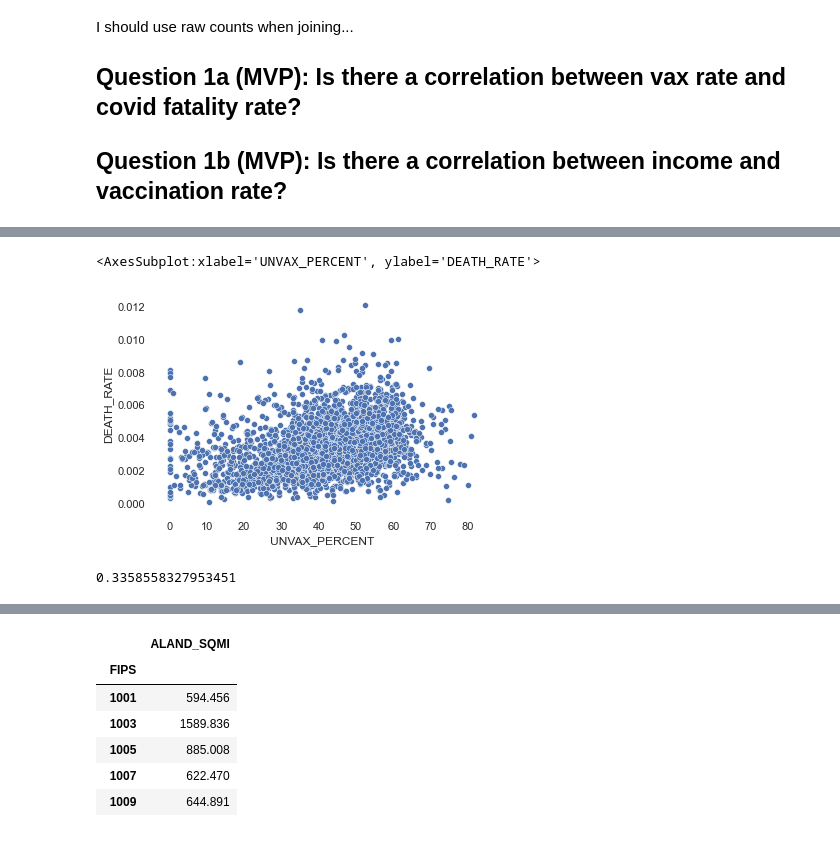
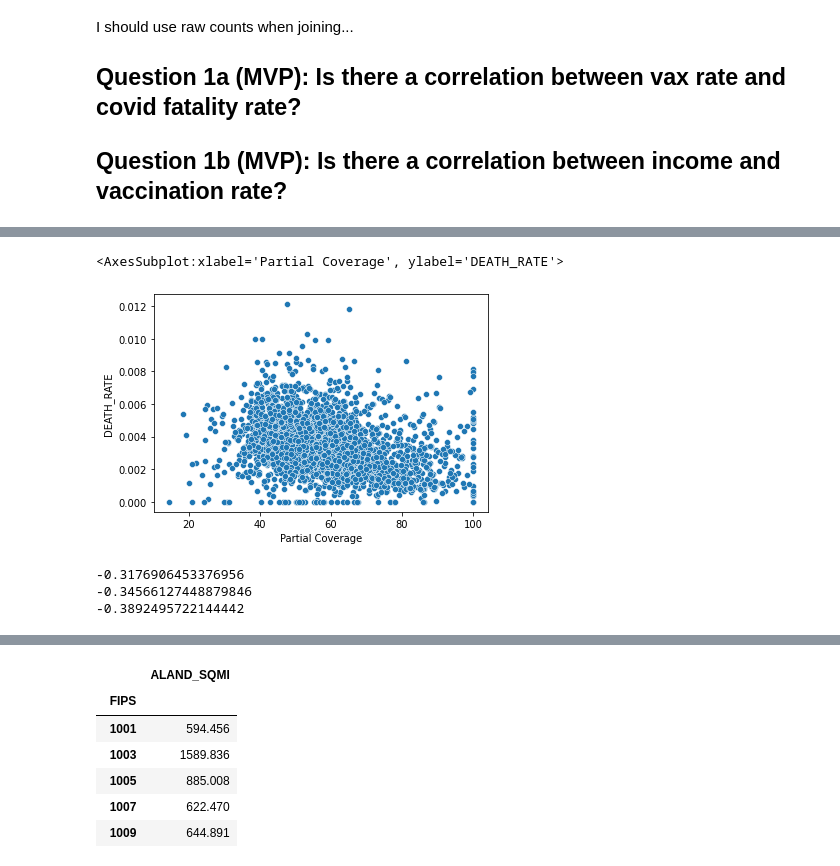
Before and after one commit to csdurfee/COVID_fatality_rates, a Jupyter notebook: exploration.ipynb, the cells around one changed output, grey strips where cells are left out. Saved outputs shown, nothing was run; the diff lists cells and outputs as text; code cells hidden in the pictures.

```diff
--- a/exploration.ipynb
+++ b/exploration.ipynb
@@ -43,29 +35,28 @@ I should use raw counts when joining...
 
 ## Question 1b (MVP): Is there a correlation between income and vaccination rate?
 # %%
-partial_coverage = df[df.CASE_TYPE == 'Partial Coverage']
+# partial_coverage = vax_df[vax_df.CASE_TYPE == 'Partial Coverage']
 
-unvaxed_by_fips = df.loc[df.CASE_TYPE == 'Partial Coverage', ['FIPS', 'CASES', 'POPN']]
-#partial_coverage[['FIPS', 'CASES']]
+# unvaxed_by_fips = df.loc[df.CASE_TYPE == 'Partial Coverage', ['FIPS', 'CASES', 'POPN']]
+# #partial_coverage[['FIPS', 'CASES']]
 
-unvaxed_by_fips[unvaxed_by_fips.FIPS == 36061]
+# #unvaxed_by_fips[unvaxed_by_fips.FIPS == 36061]
 
-unvaxed_by_fips['UNVAX_PERCENT'] = 100 - unvaxed_by_fips['CASES']
+# unvaxed_by_fips['UNVAX_PERCENT'] = 100 - unvaxed_by_fips['CASES']
 
-unvaxed_by_fips = unvaxed_by_fips.drop("CASES", axis=1)
+# unvaxed_by_fips = unvaxed_by_fips.drop("CASES", axis=1)
+
+
+partial  = vax_df[vax_df.CASE_TYPE == 'Partial Coverage'].pivot_table("CASES", "FIPS", "CASE_TYPE")
+booster  = vax_df[vax_df.CASE_TYPE == 'Booster Coverage'].pivot_table("CASES", "FIPS", "CASE_TYPE")
+complete = vax_df[vax_df.CASE_TYPE == 'Complete Coverage'].pivot_table("CASES", "FIPS", "CASE_TYPE")
+
+popn_by_fips = vax_df.loc[vax_df.CASE_TYPE == 'Partial Coverage', ['POPN', 'FIPS']].set_index('FIPS')
 # %%
 ## time to get the covid fatality rate by FIPS.
 
 #deaths_url = "https://raw.githubusercontent.com/CSSEGISandData/COVID-19/master/csse_covid_19_data/csse_covid_19_time_series/time_series_covid19_deaths_US.csv"
-
 deaths_url = 'time_series_covid19_deaths_US.csv'
-
-
-## they actually treat FIPS as an integer, so we do that =()
-# death_dtypes = {
-#     'FIPS': str
-
-# }
 
 deaths_df = pd.read_csv(deaths_url) # , dtype = death_dtypes)
 
@@ -76,11 +67,15 @@ cols = ['FIPS', 'Admin2', 'Province_State', '2/28/22']
 deaths_cleaned = deaths_df.loc[:, cols].rename(columns={'2/28/22': 'DEATHS', 'Admin2': 'COUNTY',
                                                         'Province_State': 'STATE' })
 
-joined = deaths_cleaned.set_index('FIPS').join(unvaxed_by_fips.set_index('FIPS'), how='inner')
+deaths_and_vaxed = deaths_cleaned.set_index("FIPS") \
+                    .join(partial).join(booster).join(complete).join(popn_by_fips) \
+                    .dropna()
 
-joined['DEATH_RATE'] = joined['DEATHS'] /  joined['POPN']
 
-joined = joined[joined['DEATHS'] != 0]
+deaths_and_vaxed['DEATH_RATE'] = deaths_and_vaxed['DEATHS'] / deaths_and_vaxed['POPN']
 
-joined
+### NOTE: not dropping counties with zero deaths here (just yet)
+
+
+deaths_and_vaxed
 # %% [output]
@@ -101,7 +96,7 @@ joined
 # %%
 import seaborn as sns
 
-sns.scatterplot(y=joined.DEATH_RATE, x=joined.UNVAX_PERCENT)
+sns.scatterplot(y=deaths_and_vaxed['DEATH_RATE'], x=deaths_and_vaxed['Partial Coverage'])
 # %% [output]
-<AxesSubplot:xlabel='UNVAX_PERCENT', ylabel='DEATH_RATE'>
+<AxesSubplot:xlabel='Partial Coverage', ylabel='DEATH_RATE'>
-[figure, old version]
+[figure, new version]
@@ -108,9 +108,15 @@ sns.scatterplot(y=joined.DEATH_RATE, x=joined.UNVAX_PERCENT)
 # %%
 import numpy as np
-# %%
-joined.UNVAX_PERCENT.corr(joined.DEATH_RATE)
-# %% [output]
-0.3358558327953451
+# %%
+#joined.UNVAX_PERCENT.corrwith(joined.DEATH_RATE)
+
+print(deaths_and_vaxed['DEATH_RATE'].corr(deaths_and_vaxed['Partial Coverage']))
+print(deaths_and_vaxed['DEATH_RATE'].corr(deaths_and_vaxed['Complete Coverage']))
+print(deaths_and_vaxed['DEATH_RATE'].corr(deaths_and_vaxed['Booster Coverage']))
+# %% [output]
+-0.3176906453376956
+-0.34566127448879846
+-0.3892495722144442
 # %%
 ## there are about a million people in counties reporting 0 fatalities
 # (which must be a reporting error)
```
Also changed, not shown: parts of 34 cells of this notebook.
